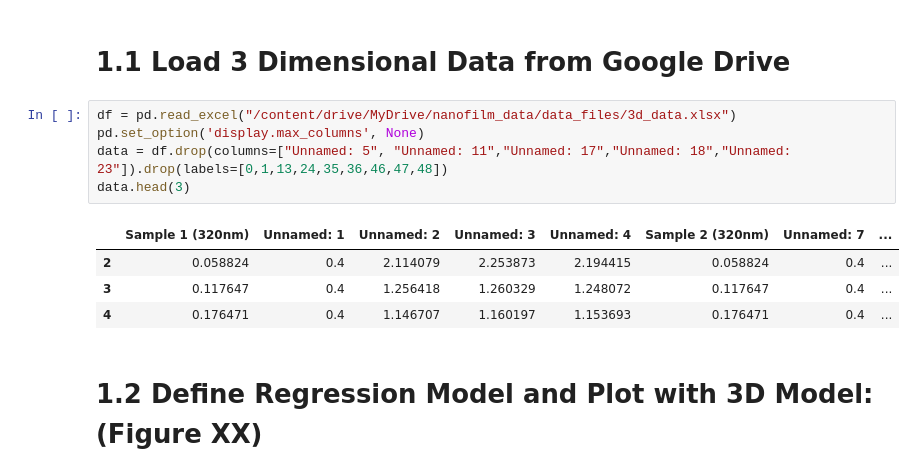
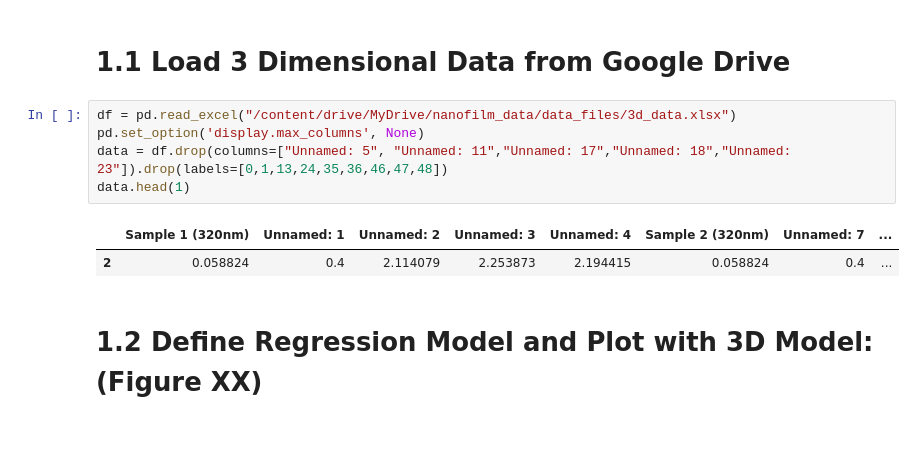
Before and after one commit to karl-gardner/data_plotting, a Jupyter notebook: regression.ipynb, the cells around one changed output. Cells and saved outputs as stored; diff of their text form; blank space fills up the shorter version.

```diff
--- a/regression.ipynb
+++ b/regression.ipynb
@@ -27,13 +27,11 @@ Mounted at /content/drive
 # %%
 df = pd.read_excel("/content/drive/MyDrive/nanofilm_data/data_files/3d_data.xlsx")
 pd.set_option('display.max_columns', None)
 data = df.drop(columns=["Unnamed: 5", "Unnamed: 11","Unnamed: 17","Unnamed: 18","Unnamed: 23"]).drop(labels=[0,1,13,24,35,36,46,47,48])
-data.head(3)
+data.head(1)
 # %% [output]
 |  | Sample 1 (320nm) | Unnamed: 1 | Unnamed: 2 | Unnamed: 3 | Unnamed: 4 | Sample 2 (320nm) | Unnamed: 7 | ... |
 | 2 | 0.058824 | 0.4 | 2.114079 | 2.253873 | 2.194415 | 0.058824 | 0.4 | ... |
-| 3 | 0.117647 | 0.4 | 1.256418 | 1.260329 | 1.248072 | 0.117647 | 0.4 | ... |
-| 4 | 0.176471 | 0.4 | 1.146707 | 1.160197 | 1.153693 | 0.176471 | 0.4 | ... |
 # %% [markdown]
 # 1.2 Define Regression Model and Plot with 3D Model: (Figure XX)
 # %%
```
